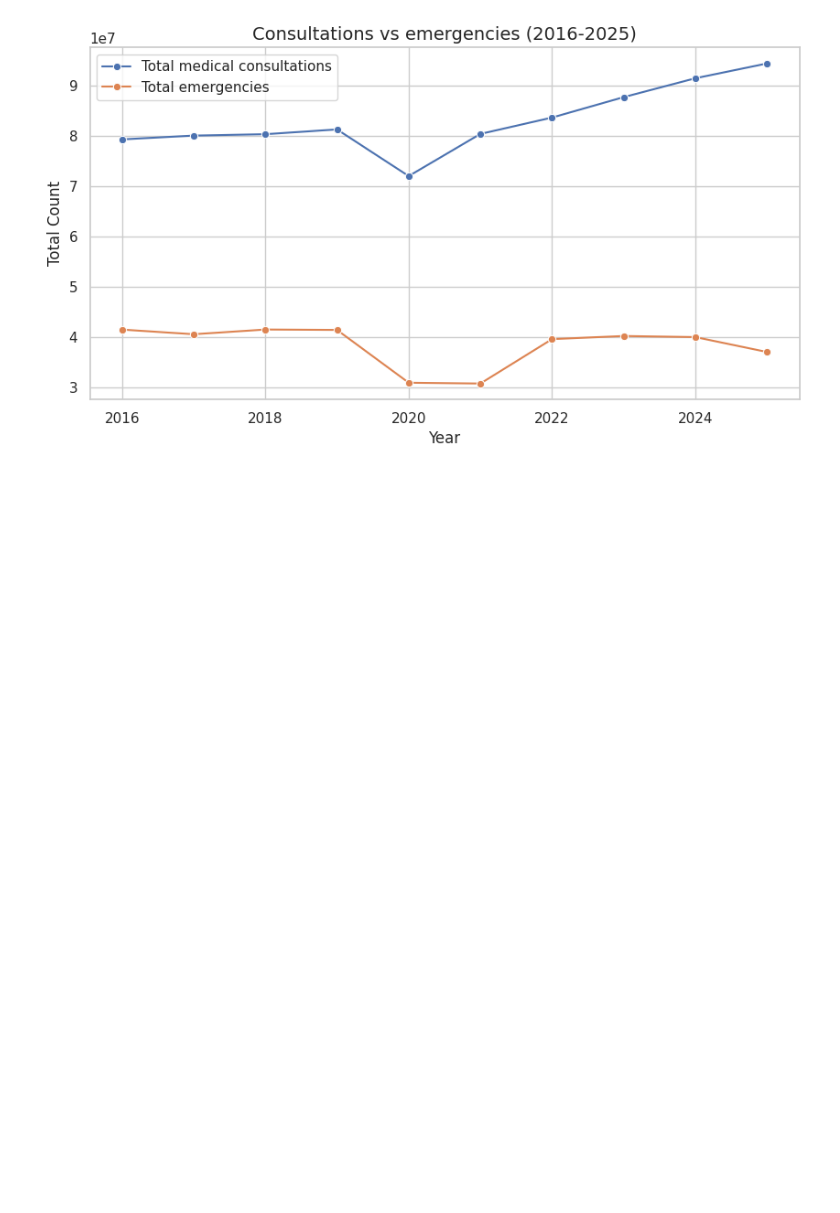
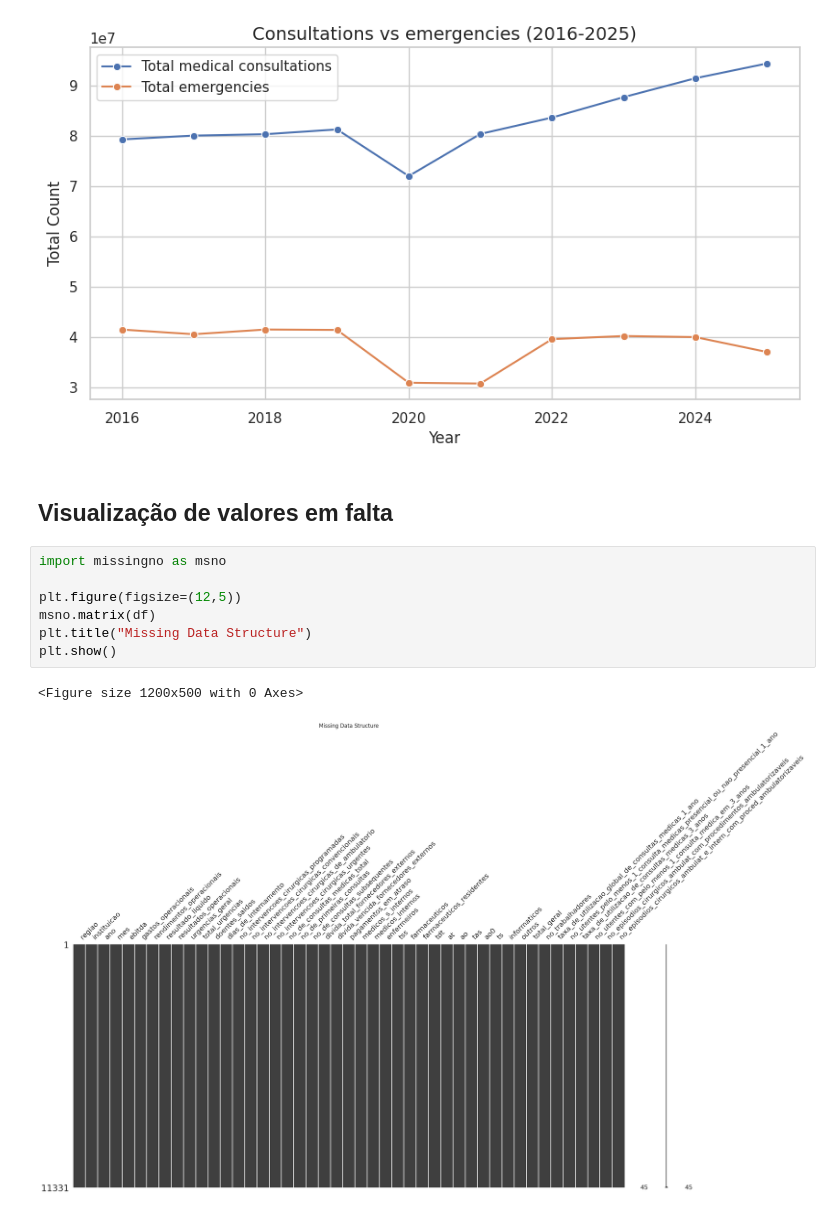
Before and after one commit to claudio3472/SNSDashboard, a Jupyter notebook: notebooks/master_analysis.ipynb, the cells around one changed output. Saved outputs shown, nothing was run; the diff lists cells and outputs as text; blank space fills up the shorter version.

```diff
--- a/notebooks/master_analysis.ipynb
+++ b/notebooks/master_analysis.ipynb
@@ -116,3 +122,15 @@ plt.legend()
 plt.show()
 # %% [output]
 [figure]
+# %% [markdown]
+## Visualização de valores em falta
+# %%
+import missingno as msno
+
+plt.figure(figsize=(12,5))
+msno.matrix(df)
+plt.title("Missing Data Structure")
+plt.show()
+# %% [output]
+<Figure size 1200x500 with 0 Axes>
+[figure, added]
```
Also changed, not shown: parts of 19 cells of this notebook, 4 other files.
